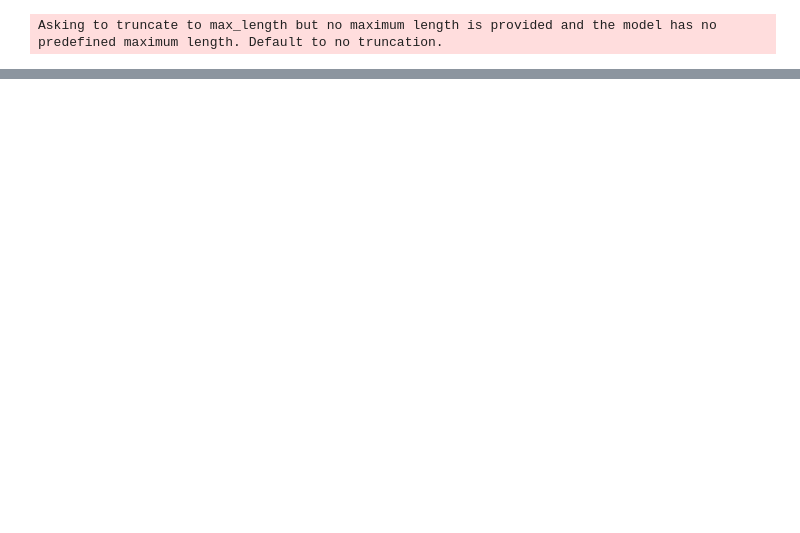
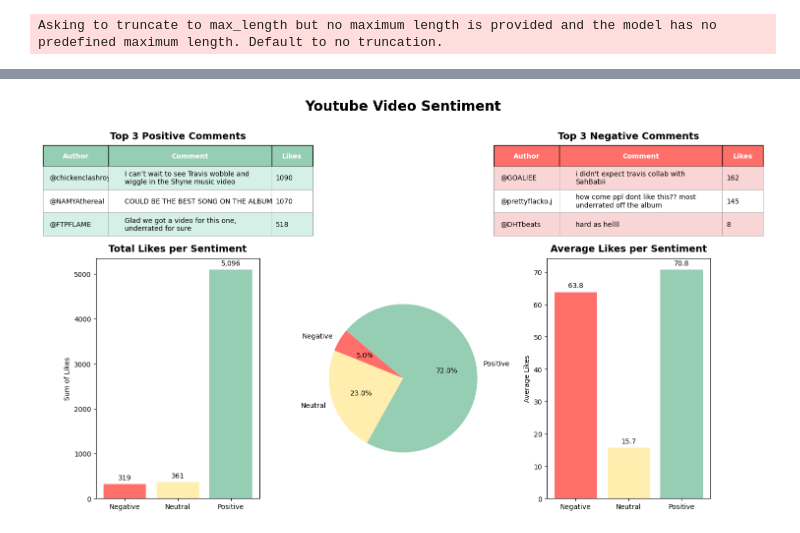
Before and after one commit to ArrafMelon/Youtube-Video-Sentiment, a Jupyter notebook: src/utils/graph.ipynb, the cells around one changed output, grey strips where cells are left out. Saved outputs shown, nothing was run; the diff lists cells and outputs as text; code cells hidden in the pictures; blank space fills up the shorter version.

Commit message:
worked on data visualization logic

```diff
--- a/src/utils/graph.ipynb
+++ b/src/utils/graph.ipynb
@@ -1,6 +1,6 @@
 # %%
 import sentimentScore
 
-s = sentimentScore.get_score("cQMuytWTCcI")
+df = sentimentScore.get_score("M5iHI0nsVZc")
 # %% [output]
 Asking to truncate to max_length but no maximum length is provided and the model has no predefined maximum length. Default to no truncation.
@@ -23,2 +7,4 @@ s
+# %%
+df = df.rename(columns={'Number of Likes': 'Likes'})
 # %%
 import matplotlib.pyplot as plt
@@ -28,0 +16,96 @@ from matplotlib.gridspec import GridSpec
+# %%
+# Pie chart data
+sentiment_counts = df['Predicted_class'].value_counts().sort_index()
+sentiment_labels = ['Negative', 'Neutral', 'Positive']
+colors = ['#ff6f69', '#ffeead', '#96ceb4']
+
+# Get top 3 positive and negative comments, including Author and Likes column
+top_pos = df[df['Predicted_class'] == 2].nlargest(3, 'Likes')[['Author', 'Comment', 'Likes']]
+top_neg = df[df['Predicted_class'] == 0].nlargest(3, 'Likes')[['Author', 'Comment', 'Likes']]
+
+# Wrap comments to avoid clipping
+def wrap_comments(comments, width=40):
+    return ['\n'.join(wrap(str(c), width)) for c in comments]
+
+top_pos['Comment'] = wrap_comments(top_pos['Comment'])
+top_neg['Comment'] = wrap_comments(top_neg['Comment'])
+
+fig = plt.figure(figsize=(15, 10))
+gs = fig.add_gridspec(4, 3, height_ratios=[0.5, 1, 1, 2])
+
+# Main big title at the top spanning all columns
+fig.suptitle("Youtube Video Sentiment", fontsize=20, fontweight='bold', y=0.85)
+
+def prettify_table(ax, data, title, header_color, row_colors):
+    ax.axis('off')
+    table = ax.table(cellText=data.values,
+                     colLabels=data.columns,
+                     cellLoc='left',
+                     loc='center',
+                     colColours=[header_color] * len(data.columns),
+                     colWidths=[0.4, 1, 0.25])
+
+    table.auto_set_font_size(False)
+    table.set_fontsize(10)
+
+    for (row, col), cell in table.get_celld().items():
+        if row == 0:
+            cell.set_text_props(weight='bold', color='white')
+            cell.set_facecolor(header_color)
+            cell.set_height(0.1)
+        else:
+            cell.set_facecolor(row_colors[(row - 1) % len(row_colors)])
+            cell.set_linewidth(0.5)
+            cell.set_edgecolor('gray')
+            if col == 2:
+                cell._loc = 'center'
+            else:
+                cell._loc = 'left'
+
+    table.scale(1, 3)
+    # Move title a bit up so it's above the table nicely
+    ax.set_title(title, fontsize=14, pad=25, fontweight="bold")
+    return table
+
+# Top Positive Comments Table moved to second row, first col
+ax_pos = fig.add_subplot(gs[1, 0])
+prettify_table(ax_pos, top_pos, "Top 3 Positive Comments", header_color='#96ceb4', row_colors=['#d4f0e7', 'white'])
+
+# Top Negative Comments Table moved to second row, third col
+ax_neg = fig.add_subplot(gs[1, 2])
+prettify_table(ax_neg, top_neg, "Top 3 Negative Comments", header_color='#ff6f69', row_colors=['#f9d6d5', 'white'])
+
+# Calculate sum of likes per sentiment class
+likes_sum = df.groupby('Predicted_class')['Likes'].sum().reindex([0,1,2])
+# Convert to labels order
+
+likes_sum = likes_sum.fillna(0)
+
+# Sum of likes per class
+ax_bar = fig.add_subplot(gs[2:, 0])
+ax_bar.bar(sentiment_labels, likes_sum, color=colors)
+ax_bar.set_title("Total Likes per Sentiment", fontsize=14, fontweight="bold",pad="10")
+ax_bar.set_ylabel("Sum of Likes")
+max_likes = likes_sum.max()
+for i, total_likes in enumerate(likes_sum):
+    ax_bar.text(i, total_likes + max_likes*0.02, f"{total_likes:,}", ha='center', fontsize=10)
+
+likes_avg = df.groupby('Predicted_class')['Likes'].mean().reindex([0,1,2]).fillna(0)
+# Average likes per class
+ax_avg = fig.add_subplot(gs[2:, 2])
+ax_avg.bar(sentiment_labels, likes_avg, color=colors)
+ax_avg.set_title("Average Likes per Sentiment", fontsize=14, fontweight='bold',pad="10")
+ax_avg.set_ylabel("Average Likes")
+max_avg = likes_avg.max()
+for i, avg_likes in enumerate(likes_avg):
+    ax_avg.text(i, avg_likes + max_avg*0.02, f"{avg_likes:.1f}", ha='center', fontsize=10)
+
+# Pie chart now on rows 2 and 3, column 1 (middle bottom big block)
+ax_pie = fig.add_subplot(gs[2:, 1])
+ax_pie.pie(sentiment_counts, labels=sentiment_labels, colors=colors, autopct='%1.1f%%', startangle=140)
+ax_pie.axis('equal')  # keep circle shape
+
+plt.tight_layout(rect=[0, 0, 1, 0.93])  # leave space for suptitle
+plt.show()
+# %% [output]
+[figure, added]
```
Also changed, not shown: parts of 2 cells of this notebook.
